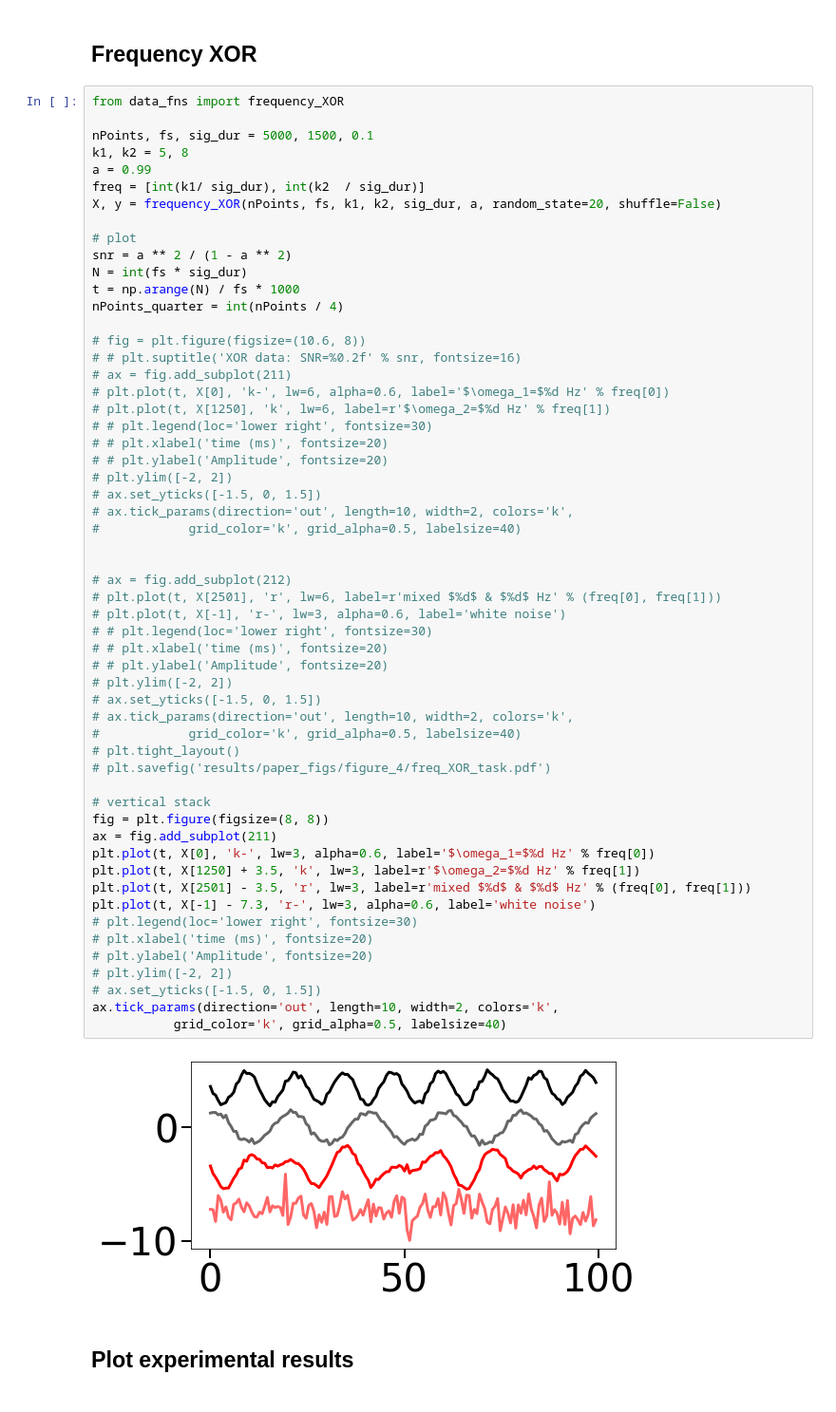
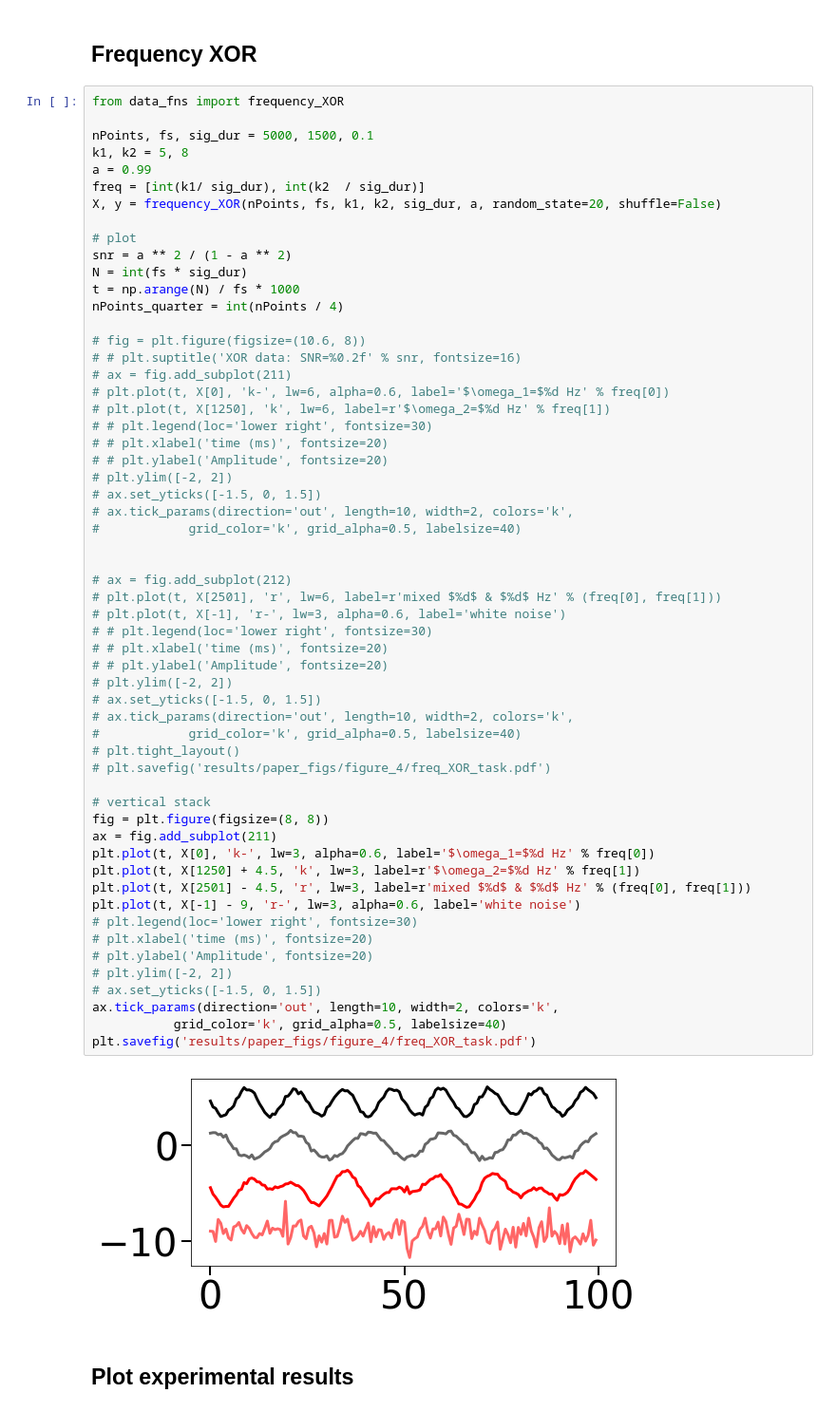
Before and after one commit to BruntonUWBio/structured-random-features, a Jupyter notebook: new_version/paper_figure_4.ipynb, the cells around one changed output. Shown at 95% size. Saved outputs shown, nothing was run; the diff lists cells and outputs as text.

```diff
--- a/new_version/paper_figure_4.ipynb
+++ b/new_version/paper_figure_4.ipynb
@@ -86,37 +98,38 @@ nPoints_quarter = int(nPoints / 4)
 # ax.set_yticks([-1.5, 0, 1.5])
 # ax.tick_params(direction='out', length=10, width=2, colors='k',
 #            grid_color='k', grid_alpha=0.5, labelsize=40)
 
 
 # ax = fig.add_subplot(212)
 # plt.plot(t, X[2501], 'r', lw=6, label=r'mixed $%d$ & $%d$ Hz' % (freq[0], freq[1]))
 # plt.plot(t, X[-1], 'r-', lw=3, alpha=0.6, label='white noise')
 # # plt.legend(loc='lower right', fontsize=30)
 # # plt.xlabel('time (ms)', fontsize=20)
 # # plt.ylabel('Amplitude', fontsize=20)
 # plt.ylim([-2, 2])
 # ax.set_yticks([-1.5, 0, 1.5])
 # ax.tick_params(direction='out', length=10, width=2, colors='k',
 #            grid_color='k', grid_alpha=0.5, labelsize=40)
 # plt.tight_layout()
 # plt.savefig('results/paper_figs/figure_4/freq_XOR_task.pdf')
 
 # vertical stack
 fig = plt.figure(figsize=(8, 8))
 ax = fig.add_subplot(211)
 plt.plot(t, X[0], 'k-', lw=3, alpha=0.6, label='$\omega_1=$%d Hz' % freq[0])
-plt.plot(t, X[1250] + 3.5, 'k', lw=3, label=r'$\omega_2=$%d Hz' % freq[1])
-plt.plot(t, X[2501] - 3.5, 'r', lw=3, label=r'mixed $%d$ & $%d$ Hz' % (freq[0], freq[1]))
-plt.plot(t, X[-1] - 7.3, 'r-', lw=3, alpha=0.6, label='white noise')
+plt.plot(t, X[1250] + 4.5, 'k', lw=3, label=r'$\omega_2=$%d Hz' % freq[1])
+plt.plot(t, X[2501] - 4.5, 'r', lw=3, label=r'mixed $%d$ & $%d$ Hz' % (freq[0], freq[1]))
+plt.plot(t, X[-1] - 9, 'r-', lw=3, alpha=0.6, label='white noise')
 # plt.legend(loc='lower right', fontsize=30)
 # plt.xlabel('time (ms)', fontsize=20)
 # plt.ylabel('Amplitude', fontsize=20)
 # plt.ylim([-2, 2])
 # ax.set_yticks([-1.5, 0, 1.5])
 ax.tick_params(direction='out', length=10, width=2, colors='k',
            grid_color='k', grid_alpha=0.5, labelsize=40)
+plt.savefig('results/paper_figs/figure_4/freq_XOR_task.pdf')
 # %% [output]
-[figure, old version]
+[figure, new version]
 # %% [markdown]
 ## Plot experimental results
 # %%
```
Also changed, not shown: parts of 6 cells of this notebook, 10 other files.
